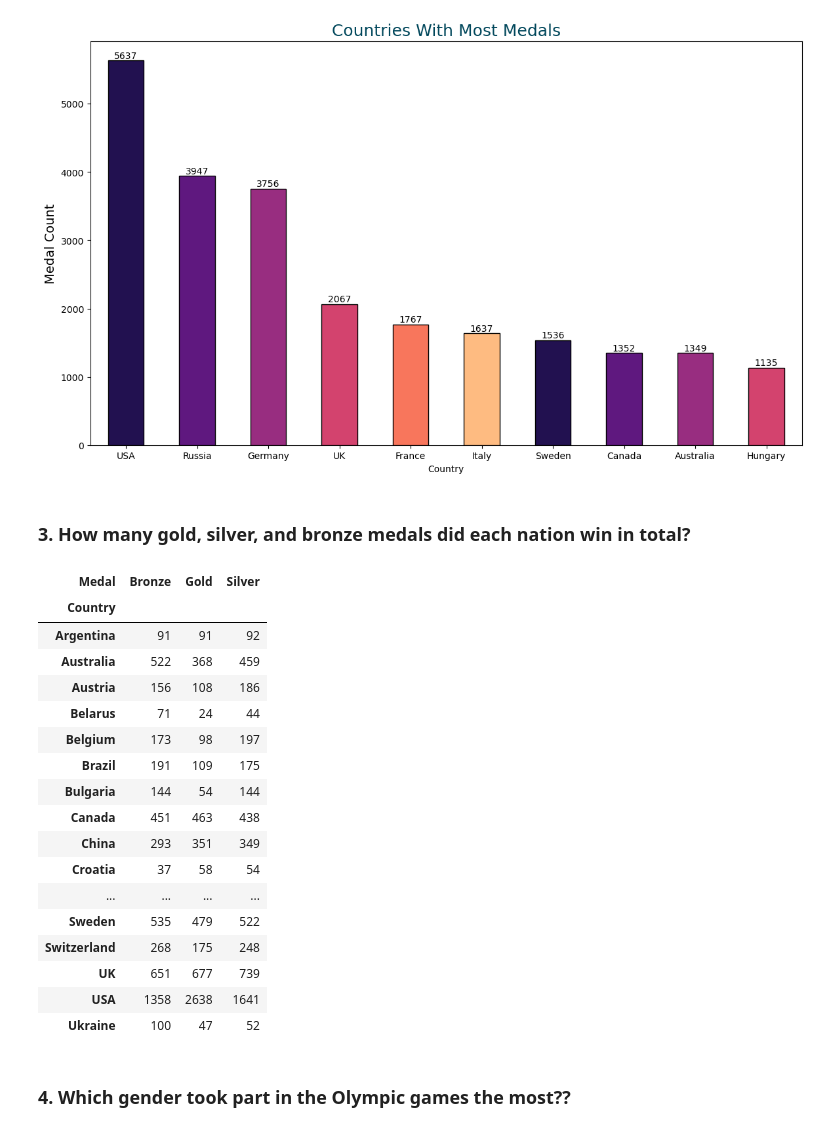
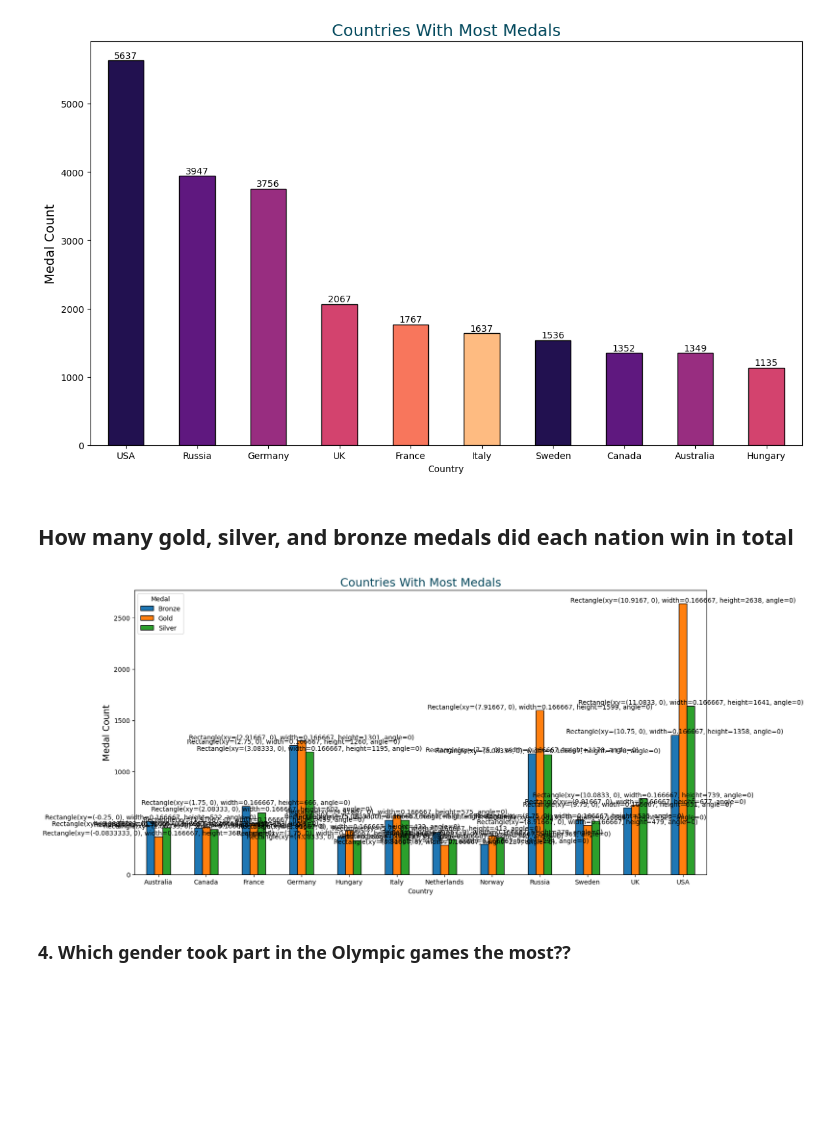
Before and after one commit to igooku/120-Years-of-Olympic-history-, a Jupyter notebook: 120 years of Olympic history analysis.ipynb, the cells around one changed output. Drawn from its saved outputs; the diff is of its cells as text; code cells hidden in the pictures; blank space fills up the shorter version.

```diff
--- a/120 years of Olympic history analysis.ipynb
+++ b/120 years of Olympic history analysis.ipynb
@@ -292,31 +292,31 @@ plt.show()
 # %% [output]
 [figure]
 # %% [markdown]
-### 3. How many gold, silver, and bronze medals did each nation win in total?
+## How many gold, silver, and bronze medals did each nation win in total
 # %%
-all_medals = (df_olympic.query('Medal != "No Medal"').groupby('Country').filter(lambda grp: len(grp)>100)
-                                              .groupby(['Country', 'Medal']).size().sort_values(ascending= False)
+all_medals = (df_olympic.query('Medal != "No Medal"').groupby('Country').filter(lambda grp: len(grp)>1000)
+                                              .groupby(['Country', 'Medal']).size().sort_values(ascending= True)
                                               .unstack())
-all_medals
+
+#all_medals.plot(kind = 'bar', figsize = [32,14]);
+
+
+#ax = all_medals.plot(kind = 'bar', color = colors, edgecolor = 'black', rot = 0, figsize = [14,8])
+#ax.bar_label(ax.containers[0], fontsize = 10)
+
+fig, ax = plt.subplots(figsize=(16, 8))
+all_medals.plot(kind = 'bar', edgecolor = 'black', rot = 0, ax=ax)
+# Add labels to bars
+for container in ax.containers:
+    ax.bar_label(container, labels=container , fontsize=10)
+
+
+plt.title('Countries With Most Medals', color = "#02485c", fontsize = 18)
+plt.ylabel('Country Name', fontsize  = 14)
+plt.ylabel('Medal Count', fontsize  = 14)
+plt.show()
 # %% [output]
-| Medal | Bronze | Gold | Silver |
-| Country |  |  |  |
-| Argentina | 91 | 91 | 92 |
-| Australia | 522 | 368 | 459 |
-| Austria | 156 | 108 | 186 |
-| Belarus | 71 | 24 | 44 |
-| Belgium | 173 | 98 | 197 |
-| Brazil | 191 | 109 | 175 |
-| Bulgaria | 144 | 54 | 144 |
-| Canada | 451 | 463 | 438 |
-| China | 293 | 351 | 349 |
-| Croatia | 37 | 58 | 54 |
-| ... | ... | ... | ... |
-| Sweden | 535 | 479 | 522 |
-| Switzerland | 268 | 175 | 248 |
-| UK | 651 | 677 | 739 |
-| USA | 1358 | 2638 | 1641 |
-| Ukraine | 100 | 47 | 52 |
+[figure, added]
 # %% [markdown]
 ### 4. Which gender took part in the Olympic games the most??
 # %%
```
Also changed, not shown: parts of 6 cells of this notebook.
